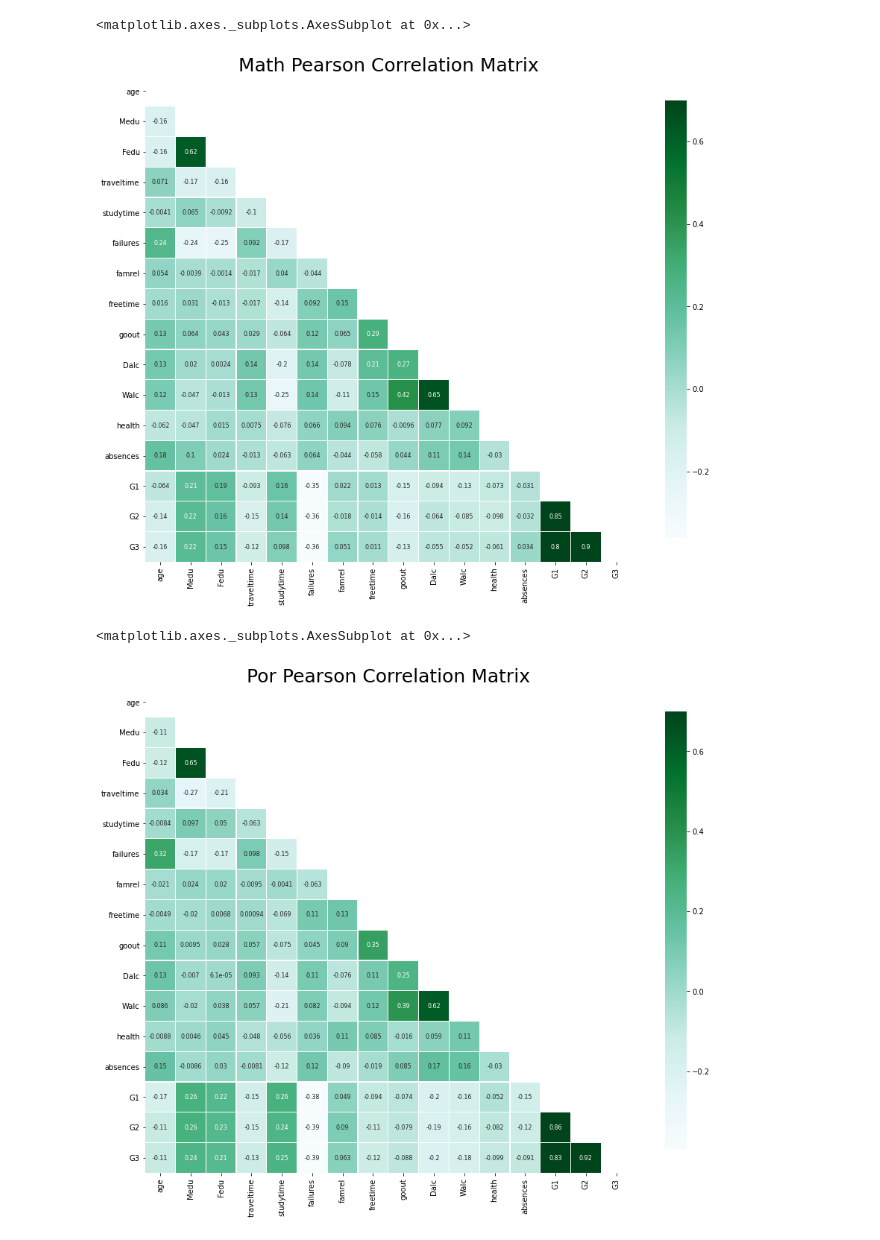
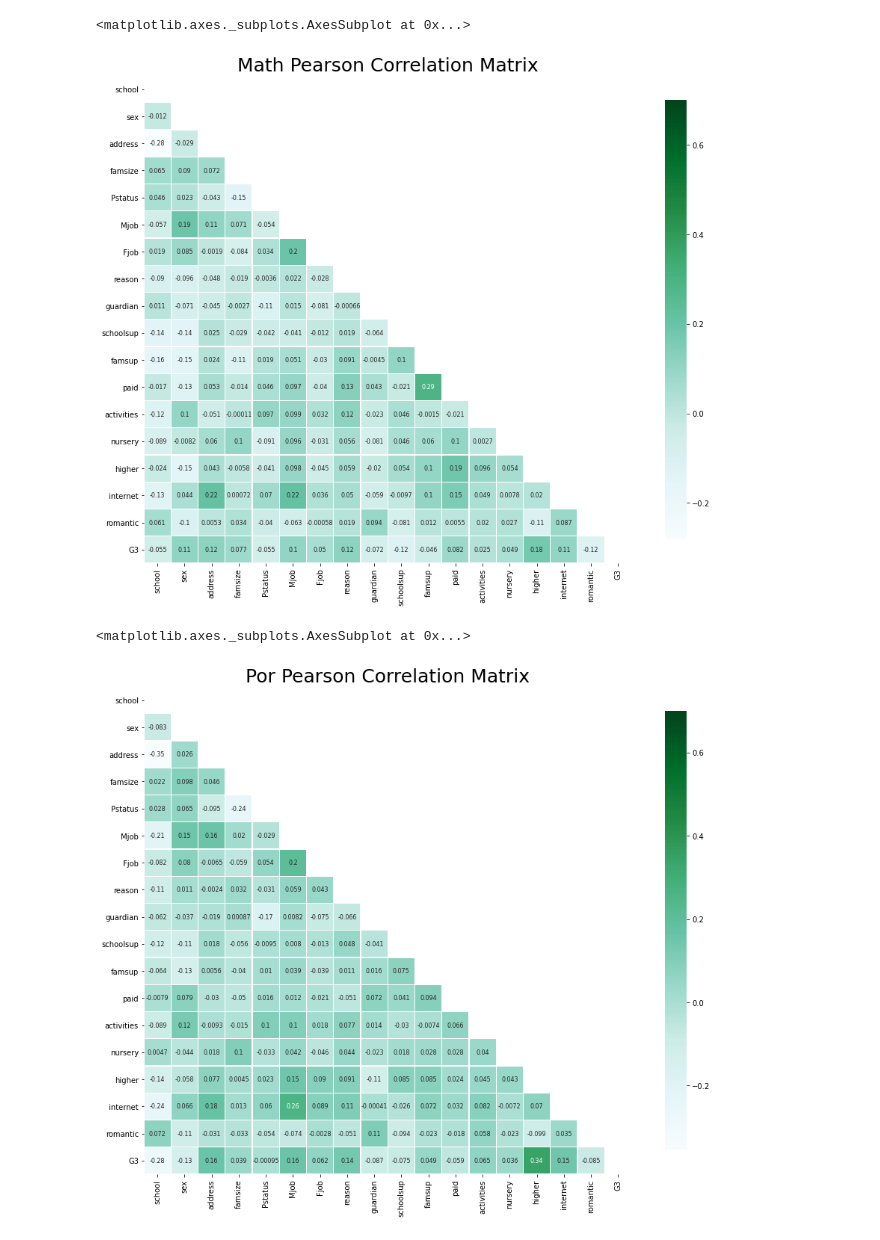
Before and after one commit to zhehaoli1999/2020-USTC-AI-Fundamental, a Jupyter notebook: supervise/data_visualization.ipynb, the cells around one changed output. Cells and saved outputs as stored; diff of their text form; code cells hidden in the pictures.

```diff
--- a/supervise/data_visualization.ipynb
+++ b/supervise/data_visualization.ipynb
@@ -8,6 +8,12 @@ from sklearn import preprocessing
 fname = ['/Users/bytedance/Desktop/AI/data/student/student-mat.csv', 'data/student/student-por.csv']
 data = pd.read_csv('/Users/bytedance/Desktop/AI/data/student/student-mat.csv', sep=';')
 
+numerical_feature = ["age","Medu","Fedu","traveltime", "studytime", "failures", "famrel", "freetime", "goout", "Dalc", "Walc", "health","absences","G1","G2"]
+
+# data = data.apply(preprocessing.LabelEncoder().fit_transform)
+data = data.drop(numerical_feature,axis = 1)
+data = data.apply(preprocessing.LabelEncoder().fit_transform)
+
 mask = np.zeros_like(data.corr(), dtype=np.bool)
 mask[np.triu_indices_from(mask)] = True
 
@@ -18,28 +24,34 @@ sns.heatmap(data.corr(),linewidths=0.25,vmax=0.7,square=True,cmap="BuGn", #"BuGn
             linecolor='w',annot=True,annot_kws={"size":8},mask=mask,cbar_kws={"shrink": .9})
 # %% [output]
 <matplotlib.axes._subplots.AxesSubplot at 0x...>
-[figure, old version]
+[figure, new version]
 # %%
 import numpy as np
 import pandas as pd
 import seaborn as sns
 import matplotlib.pyplot as plt
 from sklearn import preprocessing
 
 fname = ['/Users/bytedance/Desktop/AI/data/student/student-mat.csv', 'data/student/student-por.csv']
 data = pd.read_csv('/Users/bytedance/Desktop/AI/data/student/student-por.csv', sep=';')
 
+numerical_feature = ["age","Medu","Fedu","traveltime", "studytime", "failures", "famrel", "freetime", "goout", "Dalc", "Walc", "health","absences","G1","G2"]
+
+# data = data.apply(preprocessing.LabelEncoder().fit_transform)
+data = data.drop(numerical_feature,axis = 1)
+data = data.apply(preprocessing.LabelEncoder().fit_transform)
+
 mask = np.zeros_like(data.corr(), dtype=np.bool)
 mask[np.triu_indices_from(mask)] = True
 
 f, ax = plt.subplots(figsize=(16, 12))
 plt.title('Por Pearson Correlation Matrix',fontsize=25)
 
 sns.heatmap(data.corr(),linewidths=0.25,vmax=0.7,square=True,cmap="BuGn", #"BuGn_r" to reverse
             linecolor='w',annot=True,annot_kws={"size":8},mask=mask,cbar_kws={"shrink": .9})
 # %% [output]
 <matplotlib.axes._subplots.AxesSubplot at 0x...>
-[figure, old version]
+[figure, new version]
 # %%
 import numpy as np
 import pandas as pd
```
Also changed, not shown: parts of 2 cells of this notebook, 2 other files.
